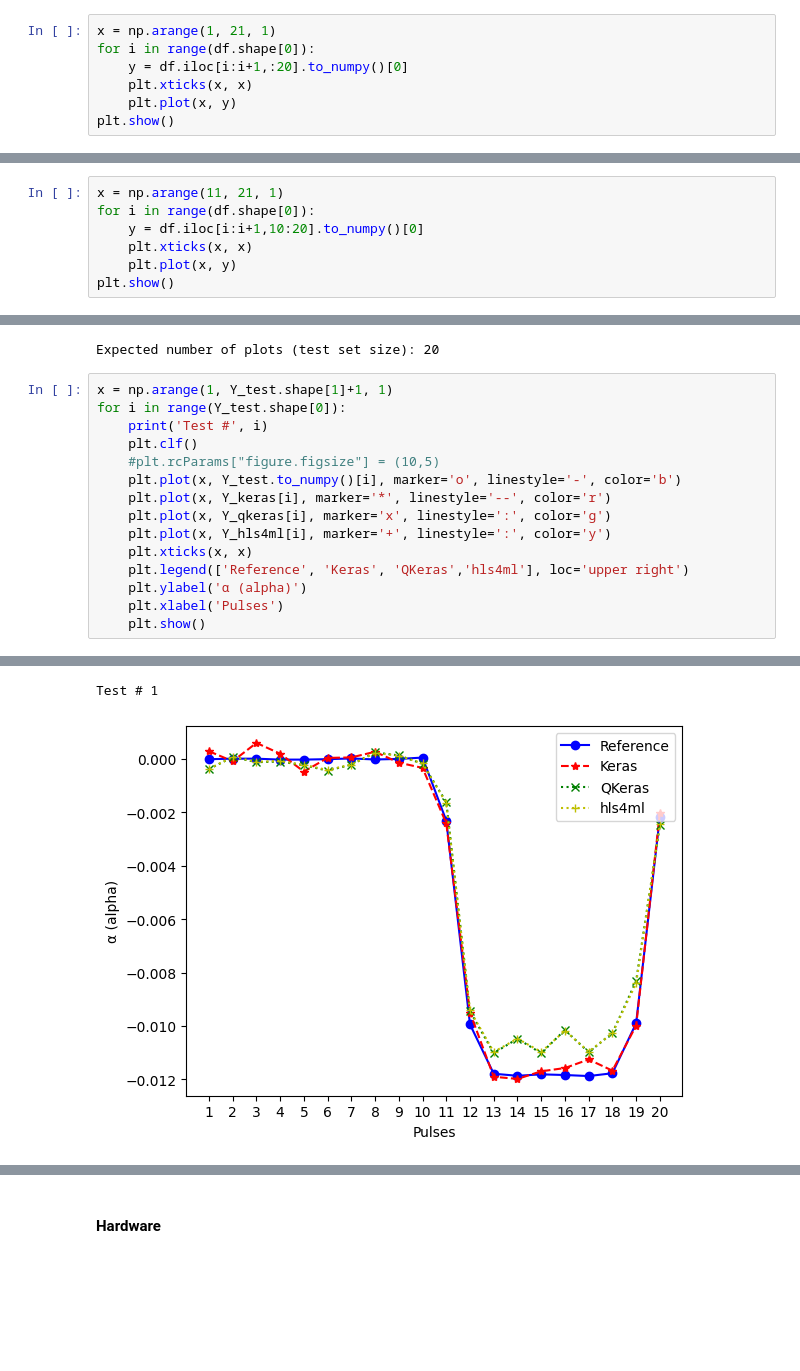
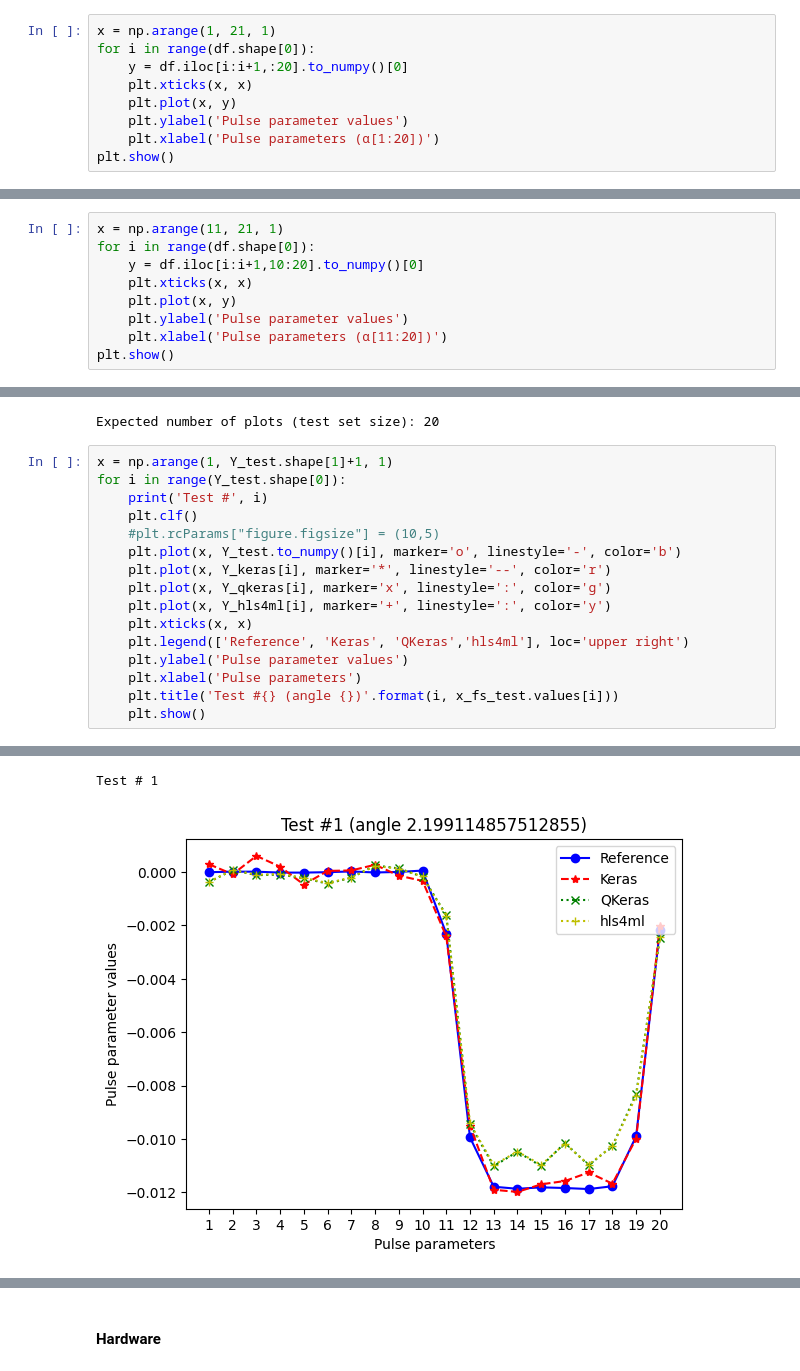
Before and after one commit to fastmachinelearning/ml4quantum-release, a Jupyter notebook: src/appendix_y_axis.ipynb, the cells around one changed output, grey strips where cells are left out. Cells and saved outputs as stored; diff of their text form; blank space fills up the shorter version.

```diff
--- a/src/appendix_y_axis.ipynb
+++ b/src/appendix_y_axis.ipynb
@@ -163,5 +171,7 @@ for i in range(df.shape[0]):
     y = df.iloc[i:i+1,:20].to_numpy()[0]
     plt.xticks(x, x)
     plt.plot(x, y)
+    plt.ylabel('Pulse parameter values')
+    plt.xlabel('Pulse parameters (α[1:20])')
 plt.show()
 # %% [output]
@@ -174,5 +184,7 @@ for i in range(df.shape[0]):
     y = df.iloc[i:i+1,10:20].to_numpy()[0]
     plt.xticks(x, x)
     plt.plot(x, y)
+    plt.ylabel('Pulse parameter values')
+    plt.xlabel('Pulse parameters (α[11:20])')
 plt.show()
 # %% [output]
@@ -1266,8 +1282,9 @@ for i in range(Y_test.shape[0]):
     plt.plot(x, Y_hls4ml[i], marker='+', linestyle=':', color='y')
     plt.xticks(x, x)
     plt.legend(['Reference', 'Keras', 'QKeras','hls4ml'], loc='upper right')
-    plt.ylabel('α (alpha)')
-    plt.xlabel('Pulses')
+    plt.ylabel('Pulse parameter values')
+    plt.xlabel('Pulse parameters')
+    plt.title('Test #{} (angle {})'.format(i, x_fs_test.values[i]))
     plt.show()
 # %% [output]
 Test # 0
@@ -1275,3 +1292,3 @@ Test # 0
 Test # 1
-[figure, old version]
+[figure, new version]
 Test # 2
```
Also changed, not shown: parts of 31 cells of this notebook, 25 other files.
